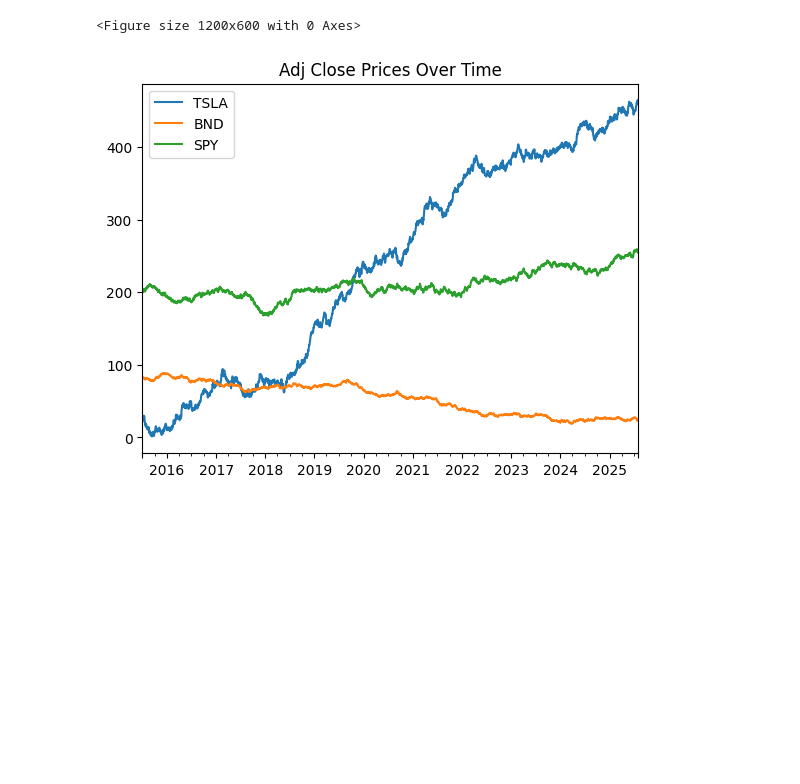
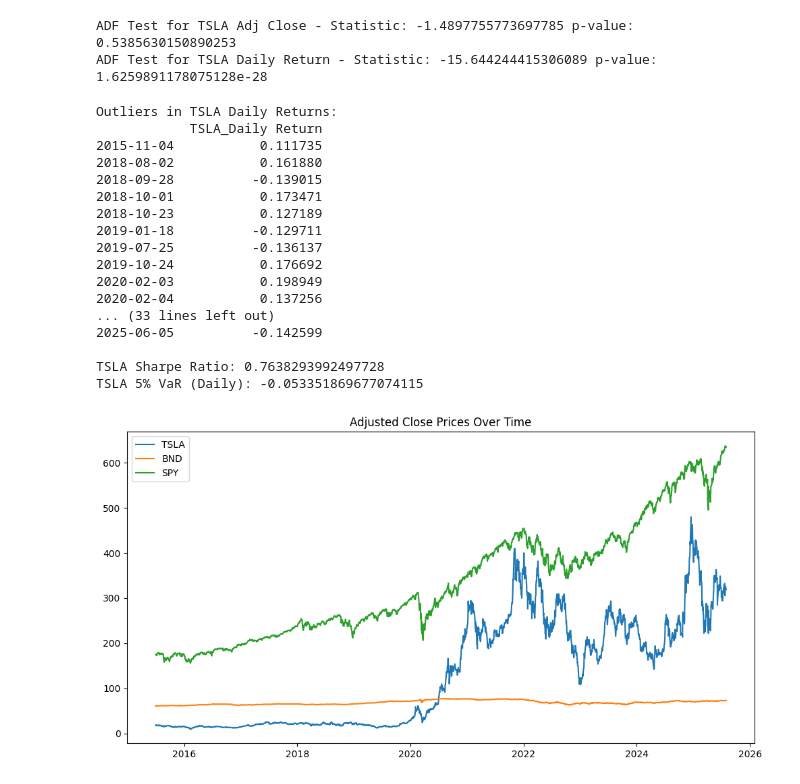
Before and after one commit to smucav/FinSightAI, a Jupyter notebook: notebooks/preprocess_eda.ipynb, the cells around one changed output. Cells and saved outputs as stored; diff of their text form; code cells hidden in the pictures; blank space fills up the shorter version.

```diff
--- a/notebooks/preprocess_eda.ipynb
+++ b/notebooks/preprocess_eda.ipynb
@@ -66,0 +7,8 @@ Data columns: MultiIndex([( 'BND', 'Adj Close'),
+# %%
+# Load data from CSV
+data = pd.read_csv('../data/financial_data_clean.csv', index_col=0, parse_dates=True)
+
+# Ensure business day frequency and handle missing values
+data = data.asfreq('B')
+data.fillna(method='ffill', inplace=True)
+data.fillna(method='bfill', inplace=True)
@@ -67,9 +43,64 @@ Data columns: MultiIndex([( 'BND', 'Adj Close'),
+# %%
+# Calculate daily returns
+for ticker in ['TSLA', 'BND', 'SPY']:
+    data[f'{ticker}_Daily Return'] = data[f'{ticker}_Adj Close'].pct_change()
+
+# Rolling metrics for volatility (30-day window)
+window = 30
+for ticker in ['TSLA', 'BND', 'SPY']:
+    data[f'{ticker}_Rolling Mean'] = data[f'{ticker}_Adj Close'].rolling(window=window).mean()
+    data[f'{ticker}_Rolling Std'] = data[f'{ticker}_Adj Close'].rolling(window=window).std()
+
+# ADF Test for TSLA
+adf_close = adfuller(data['TSLA_Adj Close'].dropna())
+adf_return = adfuller(data['TSLA_Daily Return'].dropna())
+print("\nADF Test for TSLA Adj Close - Statistic:", adf_close[0], "p-value:", adf_close[1])
+print("ADF Test for TSLA Daily Return - Statistic:", adf_return[0], "p-value:", adf_return[1])
+# %% [output]
+ADF Test for TSLA Adj Close - Statistic: -1.4897755773697785 p-value: 0.5385630150890253
+ADF Test for TSLA Daily Return - Statistic: -15.644244415306089 p-value: 1.6259891178075128e-28
+# %%
+# Outlier detection for TSLA returns
+mean_return = data['TSLA_Daily Return'].mean()
+std_return = data['TSLA_Daily Return'].std()
+outliers = data[np.abs(data['TSLA_Daily Return'] - mean_return) > 3 * std_return]
+print("\nOutliers in TSLA Daily Returns:")
+print(outliers[['TSLA_Daily Return']])
+
+# Risk metrics
+sharpe_tsla = data['TSLA_Daily Return'].mean() / data['TSLA_Daily Return'].std() * np.sqrt(252)
+var_tsla = np.percentile(data['TSLA_Daily Return'].dropna(), 5)
+print("\nTSLA Sharpe Ratio:", sharpe_tsla)
+print("TSLA 5% VaR (Daily):", var_tsla)
+# %% [output]
+Outliers in TSLA Daily Returns:
+            TSLA_Daily Return
+2015-11-04           0.111735
+2018-08-02           0.161880
+2018-09-28          -0.139015
+2018-10-01           0.173471
+2018-10-23           0.127189
+2019-01-18          -0.129711
+2019-07-25          -0.136137
+2019-10-24           0.176692
+2020-02-03           0.198949
+2020-02-04           0.137256
+... (33 lines left out)
+2025-06-05          -0.142599
+
+TSLA Sharpe Ratio: 0.7638293992497728
+TSLA 5% VaR (Daily): -0.053351869677074115
 # %%
-# EDA Visualizations
-plt.figure(figsize=(12,6))
-data.xs('Adj Close', level=1, axis=1).plot()
-plt.title('Adj Close Prices Over Time')
-plt.savefig('/content/drive/MyDrive/FinSightAI/plots/adj_close_trends.png')
+# Visualizations
+os.makedirs('../plots', exist_ok=True)
+plt.figure(figsize=(12, 6))
+plt.plot(data['TSLA_Adj Close'], label='TSLA')
+plt.plot(data['BND_Adj Close'], label='BND')
+plt.plot(data['SPY_Adj Close'], label='SPY')
+plt.title('Adjusted Close Prices Over Time')
+plt.legend()
+plt.savefig('../plots/adj_close_plot.png')
+plt.show()
+plt.close()
 # %% [output]
-<Figure size 1200x600 with 0 Axes>
-[figure, old version]
+[figure, new version]
```
Also changed, not shown: parts of 9 cells of this notebook.
